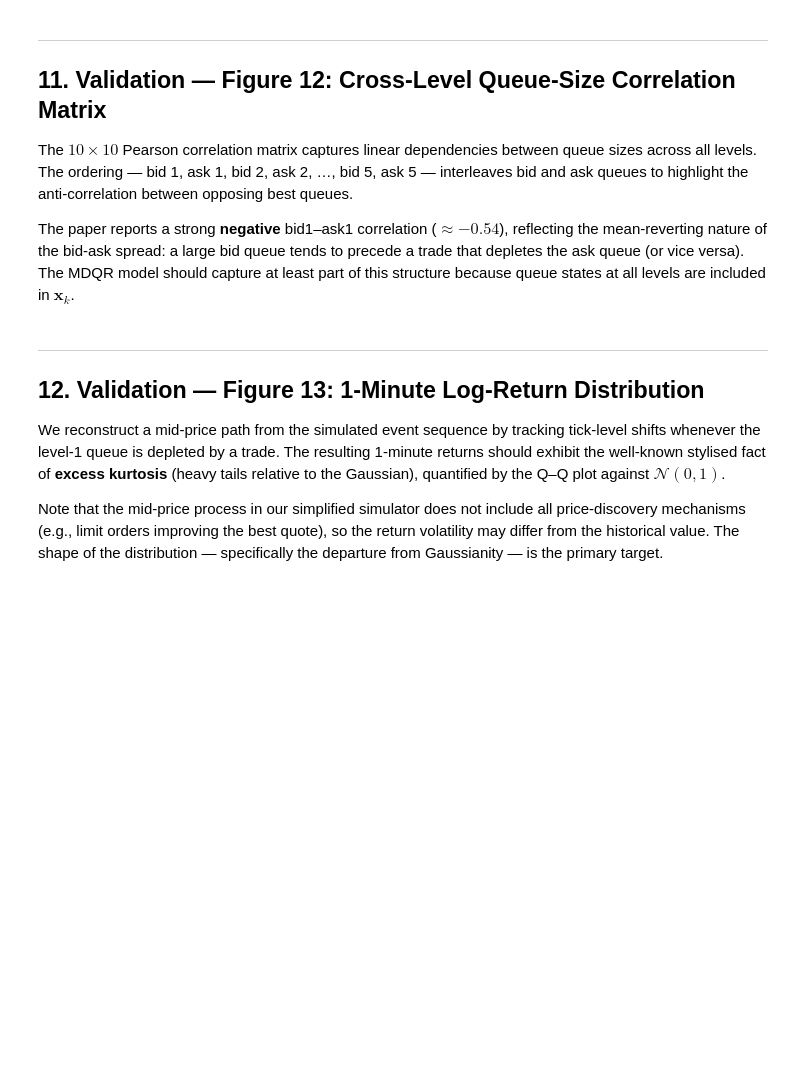
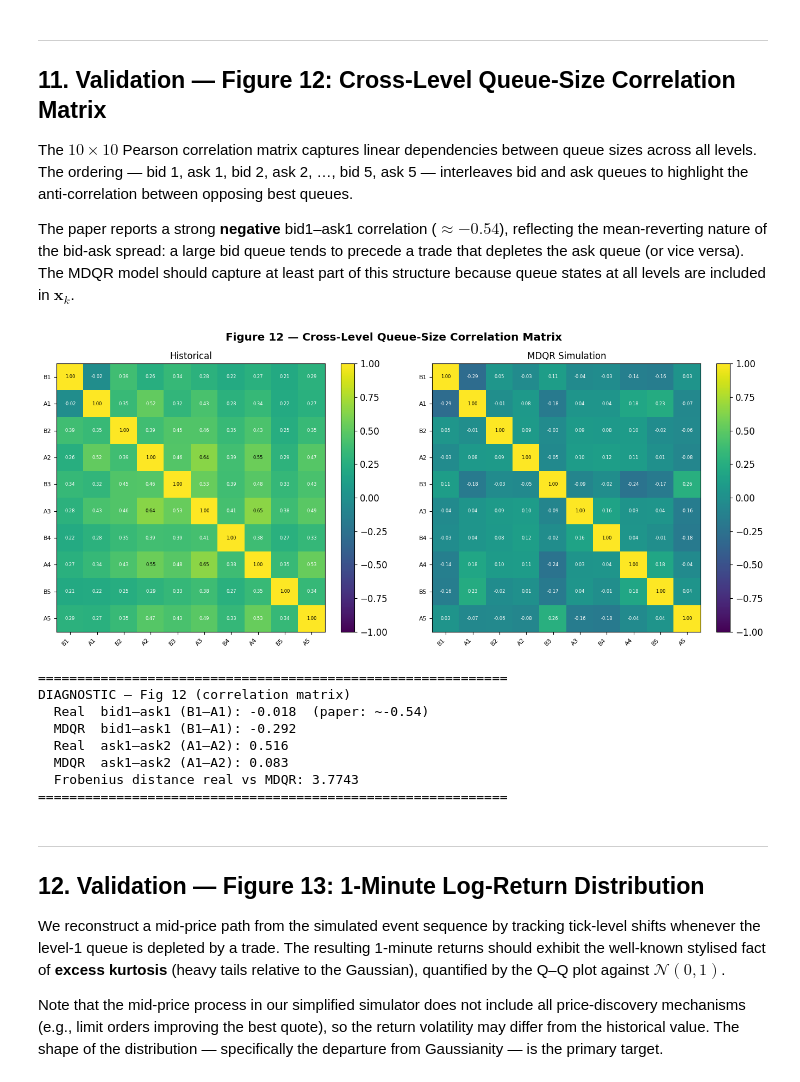
Before and after one commit to archer-paul/DeepQR-Microstructure, a Jupyter notebook: 03_mdqr_model.ipynb, the cells around one changed output. Drawn from its saved outputs; the diff is of its cells as text; code cells hidden in the pictures; blank space fills up the shorter version.

```diff
--- a/03_mdqr_model.ipynb
+++ b/03_mdqr_model.ipynb
@@ -1189,0 +1059,27 @@ print("=" * 60)
+# %%
+# ── Convert simulation events to DataFrame (df_sim) ────────────────────────
+# sim_events contains tuples: (t, ti_idx, si, level, size, 0)
+# ti_idx: 0='L', 1='C', 2='M'
+# si: 0=Ask (positive level), 1=Bid (negative level)
+
+sim_records = []
+for ev in sim_events:
+    t, ti_idx, si, level, size, _ = ev
+
+    # Map event index back to string ('L', 'C', 'M')
+    event_type = IDX_TO_EVENT[ti_idx]
+
+    # Restore the signed level convention (+ for ask, - for bid)
+    actual_lvl = level if si == 0 else -level
+
+    sim_records.append({
+        'time': t,
+        'type': event_type,
+        'lvl': actual_lvl,
+        'size': size
+    })
+
+df_sim = pd.DataFrame(sim_records)
+
+print(f"Created df_sim with {len(df_sim)} rows.")
+display(df_sim.head())
@@ -1319,35 +1353,46 @@ def build_corr_matrix(df_n=None, q_mat=None, K=5):
         else:
             cols.append(q_mat[:, K+i-1])
             cols.append(q_mat[:, i-1])
     return np.corrcoef(np.column_stack(cols).T)
 
 C_real = build_corr_matrix(df_n=df_norm, K=K)
 C_sim  = build_corr_matrix(q_mat=sim_q_mat, K=K)
 
 fig, axes = plt.subplots(1, 2, figsize=(14, 6))
 for ax, C, title in [(axes[0], C_real, 'Historical'), (axes[1], C_sim, 'MDQR Simulation')]:
-    im = ax.imshow(C, cmap='RdBu_r', vmin=-1, vmax=1)
+    im = ax.imshow(C, cmap='viridis', vmin=-1, vmax=1)
     ax.set_xticks(range(2*K)); ax.set_xticklabels(labels_2K, rotation=45, ha='right', fontsize=8)
     ax.set_yticks(range(2*K)); ax.set_yticklabels(labels_2K, fontsize=8)
     for r in range(2*K):
         for c in range(2*K):
             ax.text(c, r, f'{C[r,c]:.2f}', ha='center', va='center', fontsize=6,
-                    color='white' if abs(C[r,c]) > 0.6 else 'black')
+                    color='black' if abs(C[r,c]) > 0.55 else 'white')
     ax.set_title(title, fontsize=12)
     plt.colorbar(im, ax=ax, fraction=0.046)
+    ax.grid(False)
 plt.suptitle('Figure 12 — Cross-Level Queue-Size Correlation Matrix', fontweight='bold')
 plt.tight_layout(); plt.savefig('fig12_corr_matrix.pdf', dpi=150); plt.show()
 
 print("=" * 60)
 print("DIAGNOSTIC — Fig 12 (correlation matrix)")
 print(f"  Real  bid1–ask1 (B1–A1): {C_real[0,1]:.3f}  (paper: ~-0.54)")
 print(f"  MDQR  bid1–ask1 (B1–A1): {C_sim[0,1]:.3f}")
 print(f"  Real  ask1–ask2 (A1–A2): {C_real[1,3]:.3f}")
 print(f"  MDQR  ask1–ask2 (A1–A2): {C_sim[1,3]:.3f}")
 # Frobenius distance between matrices
 frob = np.linalg.norm(C_real - C_sim, 'fro')
 print(f"  Frobenius distance real vs MDQR: {frob:.4f}")
 print("=" * 60)
+# %% [output]
+[figure, added]
+============================================================
+DIAGNOSTIC — Fig 12 (correlation matrix)
+  Real  bid1–ask1 (B1–A1): -0.018  (paper: ~-0.54)
+  MDQR  bid1–ask1 (B1–A1): -0.292
+  Real  ask1–ask2 (A1–A2): 0.516
+  MDQR  ask1–ask2 (A1–A2): 0.083
+  Frobenius distance real vs MDQR: 3.7743
+============================================================
 # %% [markdown]
 ---
 ## 12. Validation — Figure 13: 1-Minute Log-Return Distribution
```
Also changed, not shown: parts of 22 cells of this notebook, 1 other file.
